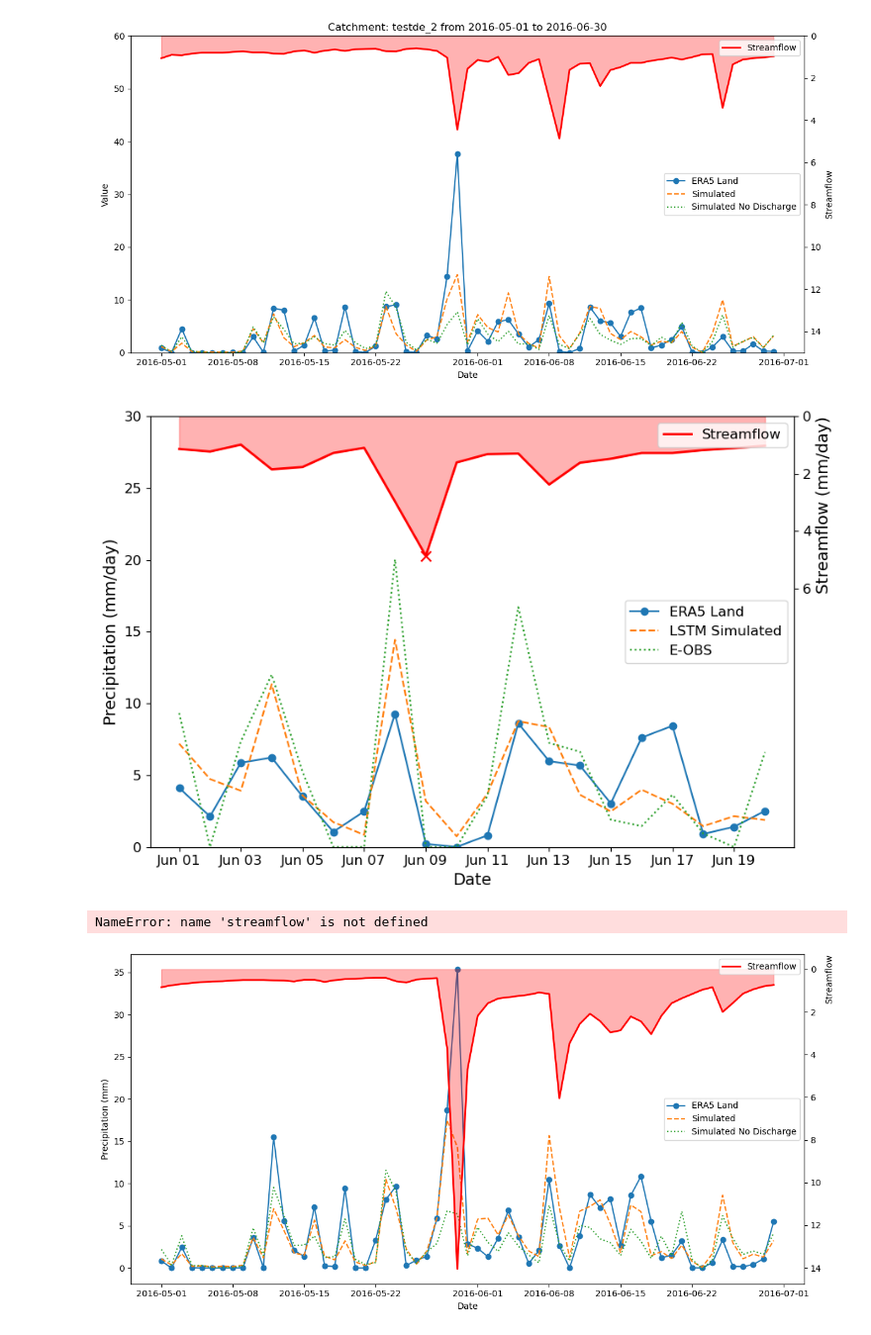
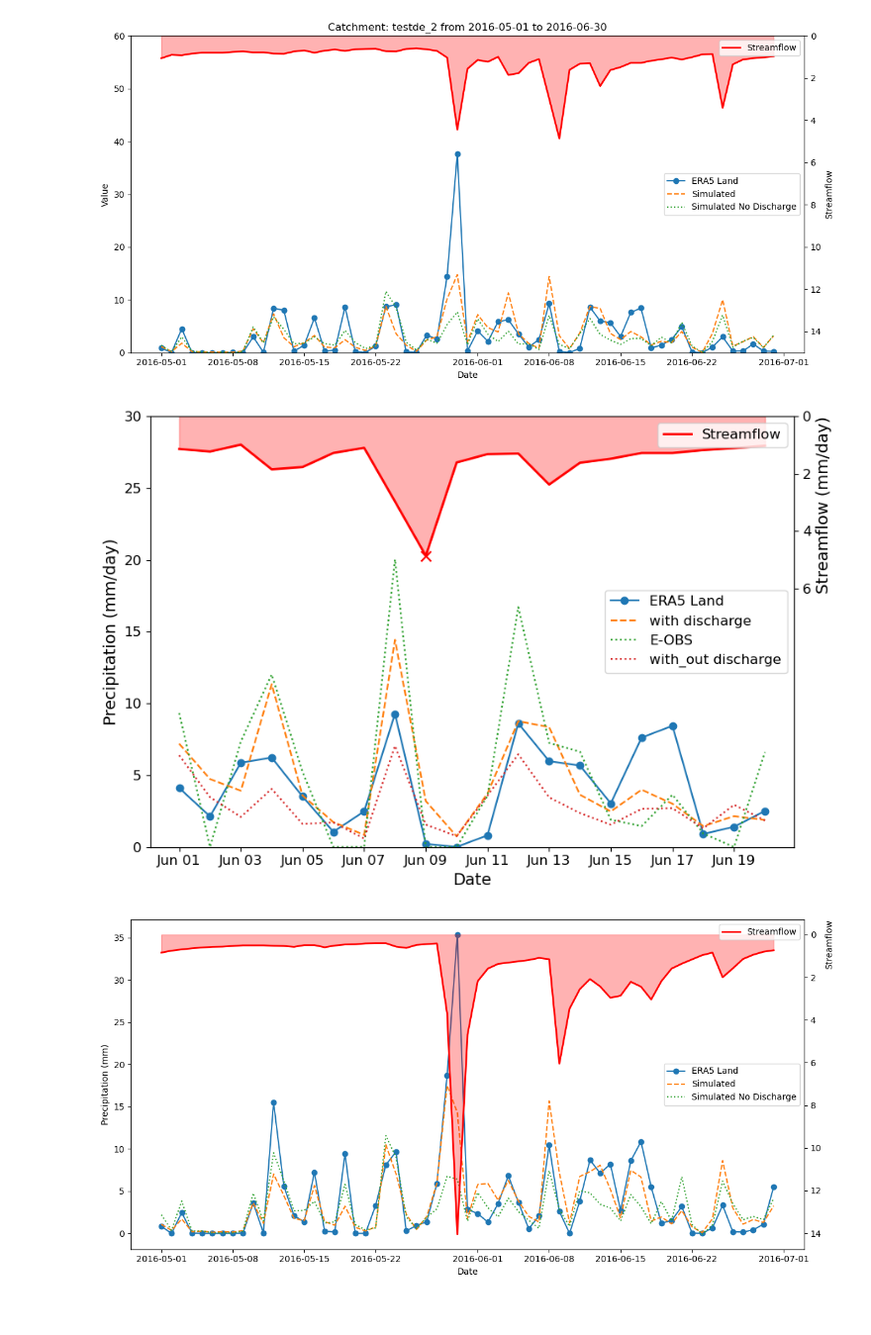
Before and after one commit to Ash-Manoj/lstm_backward, a Jupyter notebook: results/withdischarge_ungauged/streamflow_analysis.ipynb, the cells around one changed output. Shown at 99% size. Saved outputs shown, nothing was run; the diff lists cells and outputs as text; code cells hidden in the pictures.

Commit message:
without discharge event

```diff
--- a/results/withdischarge_ungauged/streamflow_analysis.ipynb
+++ b/results/withdischarge_ungauged/streamflow_analysis.ipynb
@@ -16,7 +16,7 @@ file_path = r'y_sim.csv'
 y_sim = pd.read_csv(file_path, parse_dates=[0])
 # Set the unnamed first column (dates) as the index
 y_sim.set_index(y_sim.columns[0],inplace=True)
-file_path = r'U:\02_Software\Github\lstm_backward\results\withoutdischarge_ungauged\y_sim.csv'
+file_path = r"C:\Users\ashis\Github\lstm_backward\results\withoutdischarge_ungauged\y_sim.csv"
 y_sim_no_disch = pd.read_csv(file_path, parse_dates=[0])
 # Set the unnamed first column (dates) as the index
 y_sim_no_disch.set_index(y_sim_no_disch.columns[0],inplace=True)
@@ -204,9 +204,10 @@ def plot_catchment_data_with_streamflow(y_obs, y_sim, y_sim_no_disch, csv_path,c
 
     # Plot the existing dataframes
     ax1.plot(y_obs_filtered.index, y_obs_filtered, label='ERA5 Land', marker='o')
-    ax1.plot(y_sim_filtered.index, y_sim_filtered, label='LSTM Simulated', linestyle='--')
-    #ax1.plot(y_sim_no_disch_filtered.index, y_sim_no_disch_filtered, label='Simulated No Discharge', linestyle=':')
+    ax1.plot(y_sim_filtered.index, y_sim_filtered, label='with discharge', linestyle='--')
     ax1.plot(eobs_df_filtered.index, eobs_df_filtered, label='E-OBS', linestyle=':')
+    ax1.plot(y_sim_no_disch_filtered.index, y_sim_no_disch_filtered, label='with_out discharge', linestyle=':')
+
 
     # Add labels and legend to the primary y-axis
     ax1.set_xlabel('Date', fontsize=14)
@@ -220,40 +221,36 @@ def plot_catchment_data_with_streamflow(y_obs, y_sim, y_sim_no_disch, csv_path,c
     ax2 = ax1.twinx()
     ax2.plot(streamflow_filtered.index, streamflow_filtered, label='Streamflow', color='red', linestyle='-', linewidth=2)
     ax2.fill_between(streamflow_filtered.index, streamflow_filtered, color='red', alpha=0.3)
     ax2.scatter(pd.to_datetime('2016-06-09'), streamflow_filtered.loc['2016-06-09'], color='red', s=75,marker='x', zorder=5)
     ax2.set_ylabel('Streamflow (mm/day)', loc='top', fontsize=14)
     ax2.legend(loc='upper right', fontsize=12)
     ax2.set_ylim([0, 15])
     ax2.set_yticks([0,2,4,6])
     ax2.tick_params(axis='both', labelsize=12)
     ax2.invert_yaxis()
 
     # Format the date labels on the x-axis
     date_format = mdates.DateFormatter('%b %d')
     ax1.xaxis.set_major_formatter(date_format)
     #fig.autofmt_xdate()  # Rotate date labels
     # Formatting the plot
     #plt.xticks(rotation=45)
     plt.tight_layout()
 
-    plt.savefig('hydrograph.jpeg',dpi=1200)
+    plt.savefig(r"C:\Users\ashis\Github\lstm_backward\results\withoutdischarge_ungauged\withoutdischarge_event.jpeg",dpi=1200)
     # Show the plot
     plt.show()
 
 # Example Usage
 catchment = 'testde_2'  # Specify the column name corresponding to the catchment
-csv_path = rf"S:\ashish\01_Analysis\01_Europe_Flood_Analysis\Caravan\Caravan\timeseries\csv\testde\{catchment}.csv"
+csv_path = rf"testde_2.csv"
 csv_path1 = rf"precip_eobs_schwarzbach.csv"
 start_date = '2016-06-01'
 end_date = '2016-06-20'
 
 plot_catchment_data_with_streamflow(y_obs, y_sim, y_sim_no_disch, csv_path,csv_path1, catchment, start_date, end_date)
 # %% [output]
-[figure, old version]
+[figure, new version]
-# %%
-streamflow.loc['2016-06-09']
-# %% [output]
-NameError: name 'streamflow' is not defined
 # %%
 # Define the function to plot data with an additional CSV streamflow plot
 def plot_catchment_data_with_streamflow(y_obs, y_sim, y_sim_no_disch, csv_path, catchment, start_date, end_date):
```
Also changed, not shown: 1 other file.
